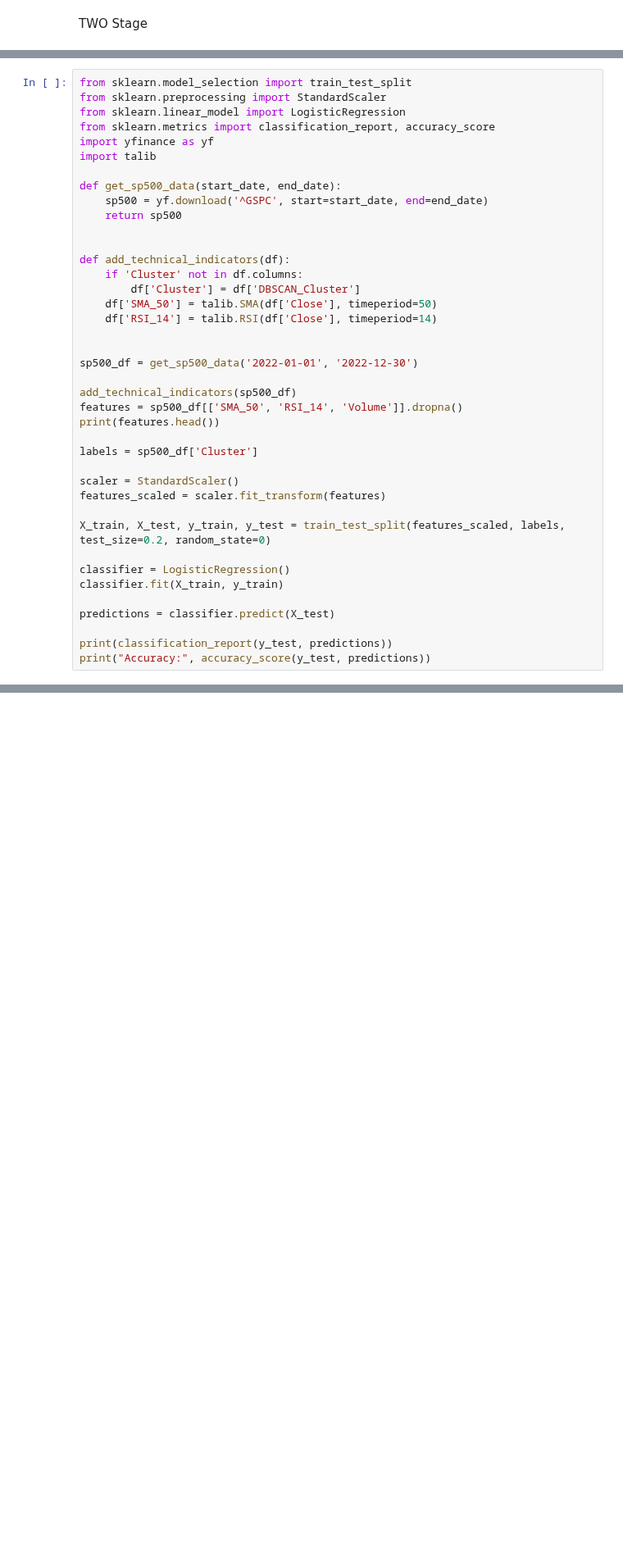
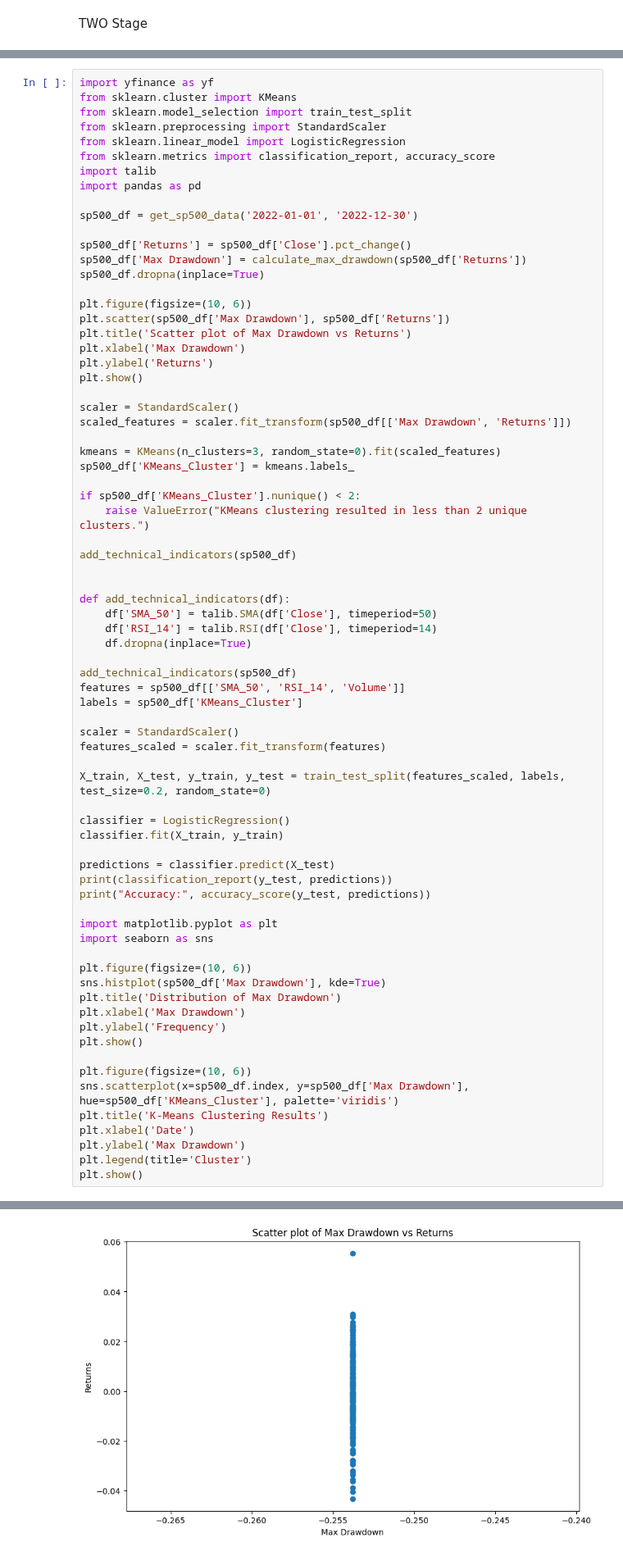
Before and after one commit to KunAn89/Modeling, a Jupyter notebook: Feature_Engineering_Doing.ipynb, the cells around one changed output, grey strips where cells are left out. Shown at 82% size. Cells and saved outputs as stored; diff of their text form; blank space fills up the shorter version.

```diff
--- a/Feature_Engineering_Doing.ipynb
+++ b/Feature_Engineering_Doing.ipynb
@@ -456,30 +612,46 @@ plt.show()
 # %%
+import yfinance as yf
+from sklearn.cluster import KMeans
 from sklearn.model_selection import train_test_split
 from sklearn.preprocessing import StandardScaler
 from sklearn.linear_model import LogisticRegression
 from sklearn.metrics import classification_report, accuracy_score
-import yfinance as yf
 import talib
+import pandas as pd
 
-def get_sp500_data(start_date, end_date):
-    sp500 = yf.download('^GSPC', start=start_date, end=end_date)
-    return sp500
+sp500_df = get_sp500_data('2022-01-01', '2022-12-30')
+
+sp500_df['Returns'] = sp500_df['Close'].pct_change()
+sp500_df['Max Drawdown'] = calculate_max_drawdown(sp500_df['Returns'])
+sp500_df.dropna(inplace=True)
+
+plt.figure(figsize=(10, 6))
+plt.scatter(sp500_df['Max Drawdown'], sp500_df['Returns'])
+plt.title('Scatter plot of Max Drawdown vs Returns')
+plt.xlabel('Max Drawdown')
+plt.ylabel('Returns')
+plt.show()
+
+scaler = StandardScaler()
+scaled_features = scaler.fit_transform(sp500_df[['Max Drawdown', 'Returns']])
+
+kmeans = KMeans(n_clusters=3, random_state=0).fit(scaled_features)
+sp500_df['KMeans_Cluster'] = kmeans.labels_
+
+if sp500_df['KMeans_Cluster'].nunique() < 2:
+    raise ValueError("KMeans clustering resulted in less than 2 unique clusters.")
+
+add_technical_indicators(sp500_df)
 
 
 def add_technical_indicators(df):
-    if 'Cluster' not in df.columns:
-        df['Cluster'] = df['DBSCAN_Cluster']
     df['SMA_50'] = talib.SMA(df['Close'], timeperiod=50)
     df['RSI_14'] = talib.RSI(df['Close'], timeperiod=14)
-
-
-sp500_df = get_sp500_data('2022-01-01', '2022-12-30')
+    df.dropna(inplace=True)
 
 add_technical_indicators(sp500_df)
-features = sp500_df[['SMA_50', 'RSI_14', 'Volume']].dropna()
-print(features.head())
-
-labels = sp500_df['Cluster']
+features = sp500_df[['SMA_50', 'RSI_14', 'Volume']]
+labels = sp500_df['KMeans_Cluster']
 
 scaler = StandardScaler()
 features_scaled = scaler.fit_transform(features)
@@ -490,6 +662,24 @@ classifier = LogisticRegression()
 classifier.fit(X_train, y_train)
 
 predictions = classifier.predict(X_test)
-
 print(classification_report(y_test, predictions))
 print("Accuracy:", accuracy_score(y_test, predictions))
+
+import matplotlib.pyplot as plt
+import seaborn as sns
+
+plt.figure(figsize=(10, 6))
+sns.histplot(sp500_df['Max Drawdown'], kde=True)
+plt.title('Distribution of Max Drawdown')
+plt.xlabel('Max Drawdown')
+plt.ylabel('Frequency')
+plt.show()
+
+plt.figure(figsize=(10, 6))
+sns.scatterplot(x=sp500_df.index, y=sp500_df['Max Drawdown'], hue=sp500_df['KMeans_Cluster'], palette='viridis')
+plt.title('K-Means Clustering Results')
+plt.xlabel('Date')
+plt.ylabel('Max Drawdown')
+plt.legend(title='Cluster')
+plt.show()
+# %% [output]
@@ -495,0 +687 @@ print("Accuracy:", accuracy_score(y_test, predictions))
+[figure, added]
```
Also changed, not shown: parts of 14 cells of this notebook.
